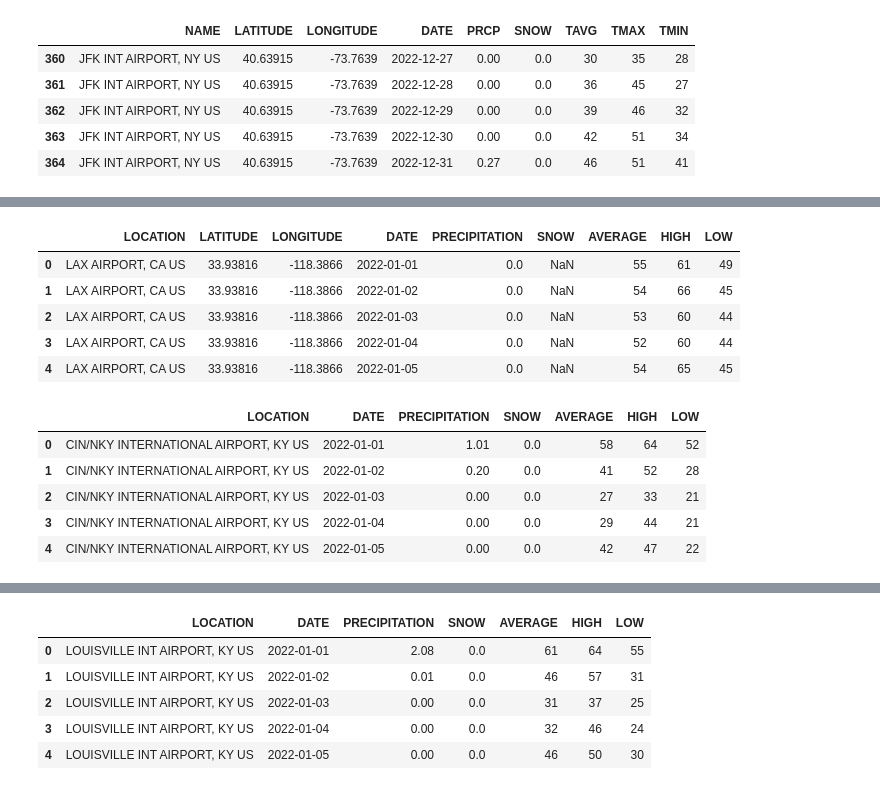
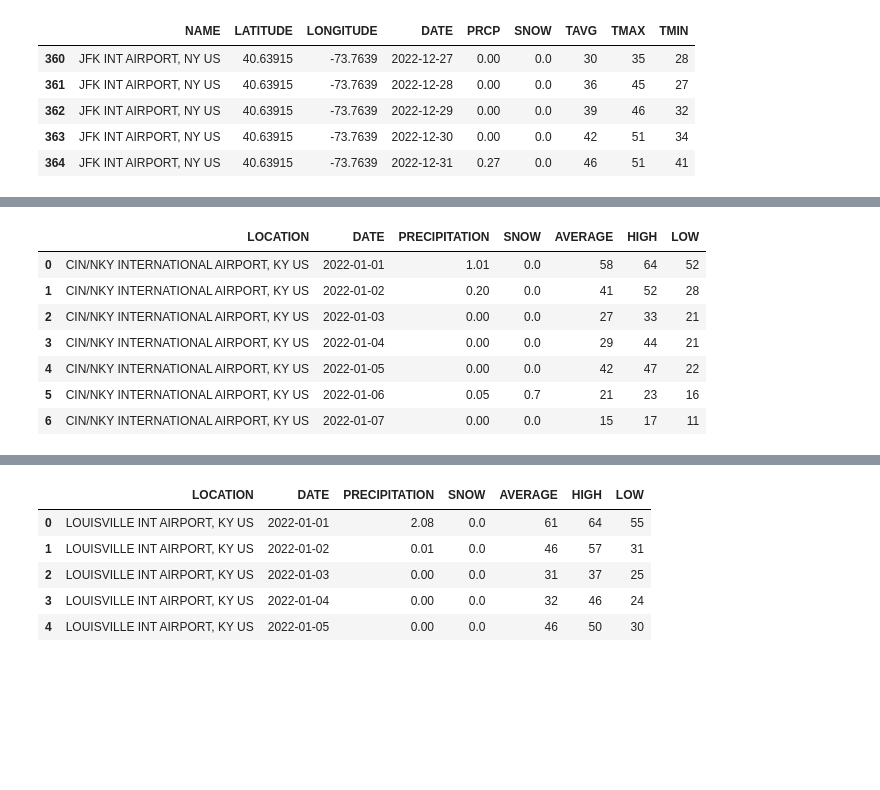
Before and after one commit to BerisDizdar/City_Weather_Comparison, a Jupyter notebook: City_Weather_Comparison.ipynb, the cells around one changed output, grey strips where cells are left out. Cells and saved outputs as stored; diff of their text form; code cells hidden in the pictures; blank space fills up the shorter version.

```diff
--- a/City_Weather_Comparison.ipynb
+++ b/City_Weather_Comparison.ipynb
@@ -52,48 +58,11 @@ TMIN           int64
 dtype: object
 (365, 9)
-# %%
-#Renaming Cincinnati/Northern KY Columns
-df1_Cin_NKY_W.rename(columns = {'NAME': 'LOCATION'}, inplace = True) # The rename function is used to alter the name of a colum in each dataset.
-df1_Cin_NKY_W.rename(columns = {'TMIN': 'LOW'}, inplace = True) # The inplace = True argument makes changes permanent.
-df1_Cin_NKY_W.rename(columns = {'TMAX': 'HIGH'}, inplace = True)
-df1_Cin_NKY_W.rename(columns = {'PRCP': 'PRECIPITATION'}, inplace = True)
-df1_Cin_NKY_W.rename(columns = {'TAVG': 'AVERAGE'}, inplace = True)
-
-df1_Cin_NKY_W.head()
-
-#Renaming Louisville Columns
-df2_Louis_W.rename(columns = {'NAME': 'LOCATION'}, inplace = True)
-df2_Louis_W.rename(columns = {'TMIN': 'LOW'}, inplace = True)
-df2_Louis_W.rename(columns = {'TMAX': 'HIGH'}, inplace = True)
-df2_Louis_W.rename(columns = {'PRCP': 'PRECIPITATION'}, inplace = True)
-df2_Louis_W.rename(columns = {'TAVG': 'AVERAGE'}, inplace = True)
-
-df2_Louis_W.head()
-
-#Renaming New York City Columns
-df3_NYC_W.rename(columns = {'NAME': 'LOCATION'}, inplace = True)
-df3_NYC_W.rename(columns = {'TMIN': 'LOW'}, inplace = True)
-df3_NYC_W.rename(columns = {'TMAX': 'HIGH'}, inplace = True)
-df3_NYC_W.rename(columns = {'PRCP': 'PRECIPITATION'}, inplace = True)
-df3_NYC_W.rename(columns = {'TAVG': 'AVERAGE'}, inplace = True)
-
-df3_NYC_W.head()
-
-# Renaming Los Angeles Columns
-df4_LA_W.rename(columns = {'NAME': 'LOCATION'}, inplace = True)
-df4_LA_W.rename(columns = {'TMIN': 'LOW'}, inplace = True)
-df4_LA_W.rename(columns = {'TMAX': 'HIGH'}, inplace = True)
-df4_LA_W.rename(columns = {'PRCP': 'PRECIPITATION'}, inplace = True)
-df4_LA_W.rename(columns = {'TAVG': 'AVERAGE'}, inplace = True)
-
-df4_LA_W.head()
-# %% [output]
-|  | LOCATION | LATITUDE | LONGITUDE | DATE | PRECIPITATION | SNOW | AVERAGE | HIGH | LOW |
-| 0 | LAX AIRPORT, CA US | 33.93816 | -118.3866 | 2022-01-01 | 0.0 | NaN | 55 | 61 | 49 |
-| 1 | LAX AIRPORT, CA US | 33.93816 | -118.3866 | 2022-01-02 | 0.0 | NaN | 54 | 66 | 45 |
-| 2 | LAX AIRPORT, CA US | 33.93816 | -118.3866 | 2022-01-03 | 0.0 | NaN | 53 | 60 | 44 |
-| 3 | LAX AIRPORT, CA US | 33.93816 | -118.3866 | 2022-01-04 | 0.0 | NaN | 52 | 60 | 44 |
-| 4 | LAX AIRPORT, CA US | 33.93816 | -118.3866 | 2022-01-05 | 0.0 | NaN | 54 | 65 | 45 |
 # %%
+# Renaming Cincinnati/Northern KY Columns
+df1_Cin_NKY_W.rename(columns = {'NAME': 'LOCATION', 'TMIN': 'LOW', 'TMAX': 'HIGH', 'PRCP': 'PRECIPITATION', 'TAVG': 'AVERAGE'}, inplace = True)
+# The rename function is used to alter the name of a colum in each dataset.
+# The inplace = True argument makes changes permanent.
+
+
 # Deleting Columns for Cincinnati/Northern KY dataframe
 df1_Cin_NKY_W.drop(columns = ['LATITUDE', 'LONGITUDE'], inplace = True) # The drop() function removes rows or colums by specifing label names.
@@ -100,9 +75,11 @@ df1_Cin_NKY_W.drop(columns = ['LATITUDE', 'LONGITUDE'], inplace = True) # The dr
 # %%
-df1_Cin_NKY_W.head()
+df1_Cin_NKY_W.head(7)
 # %% [output]
 |  | LOCATION | DATE | PRECIPITATION | SNOW | AVERAGE | HIGH | LOW |
 | 0 | CIN/NKY INTERNATIONAL AIRPORT, KY US | 2022-01-01 | 1.01 | 0.0 | 58 | 64 | 52 |
 | 1 | CIN/NKY INTERNATIONAL AIRPORT, KY US | 2022-01-02 | 0.20 | 0.0 | 41 | 52 | 28 |
 | 2 | CIN/NKY INTERNATIONAL AIRPORT, KY US | 2022-01-03 | 0.00 | 0.0 | 27 | 33 | 21 |
 | 3 | CIN/NKY INTERNATIONAL AIRPORT, KY US | 2022-01-04 | 0.00 | 0.0 | 29 | 44 | 21 |
 | 4 | CIN/NKY INTERNATIONAL AIRPORT, KY US | 2022-01-05 | 0.00 | 0.0 | 42 | 47 | 22 |
+| 5 | CIN/NKY INTERNATIONAL AIRPORT, KY US | 2022-01-06 | 0.05 | 0.7 | 21 | 23 | 16 |
+| 6 | CIN/NKY INTERNATIONAL AIRPORT, KY US | 2022-01-07 | 0.00 | 0.0 | 15 | 17 | 11 |
```
Also changed, not shown: parts of 10 cells of this notebook, 3 other files.
